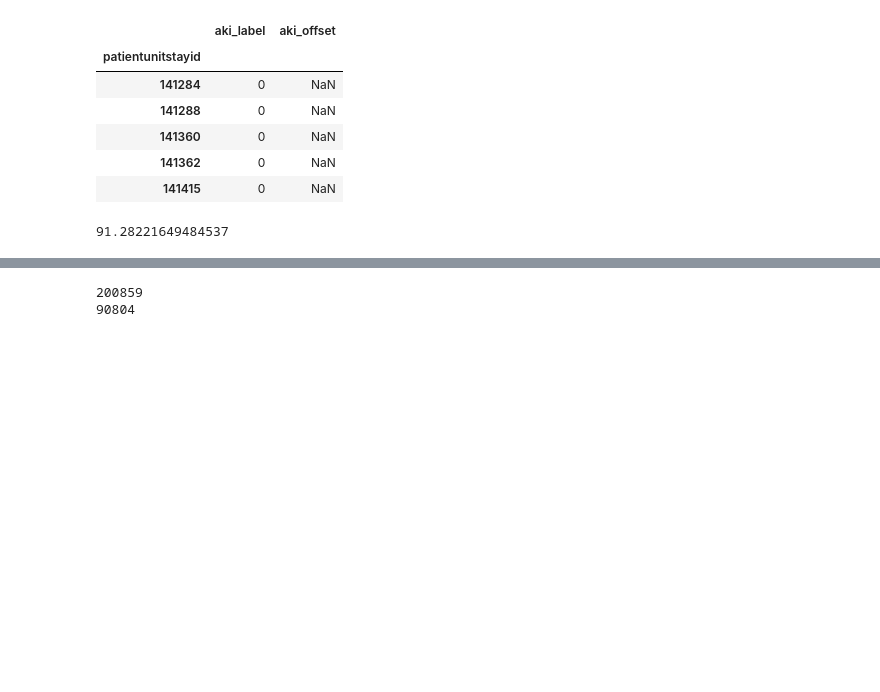
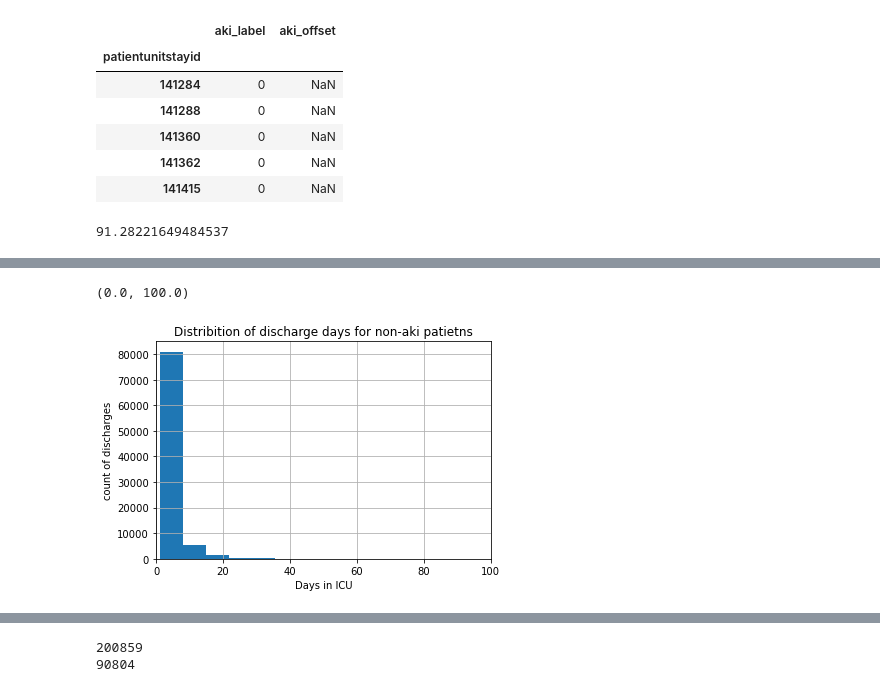
Before and after one commit to zhakhverdyan/eICU_AKIlert, a Jupyter notebook: notebooks/assemble_clean_dataset.ipynb, the cells around one changed output, grey strips where cells are left out. Drawn from its saved outputs; the diff is of its cells as text; code cells hidden in the pictures; blank space fills up the shorter version.

```diff
--- a/notebooks/assemble_clean_dataset.ipynb
+++ b/notebooks/assemble_clean_dataset.ipynb
@@ -25,0 +48,12 @@ qa[qa.aki_offset.notnull()]['aki_offset'].mean()/60
+# %%
+disch_offset_hour = pat[pat.aki_label==0]['unitdischargeoffset']/(60*24)
+disch_offset_hour = disch_offset_hour#[disch_offset_hour<=40]
+disch_offset_hour.sort_values(inplace=True)
+disch_offset_hour.hist(bins=50)
+plt.ylabel('count of discharges')
+plt.xlabel('Days in ICU')
+plt.title('Distribition of discharge days for non-aki patietns');
+plt.xlim(0,100)
+# %% [output]
+(0.0, 100.0)
+[figure, added]
```
Also changed, not shown: parts of 48 cells of this notebook, 7 other files.
